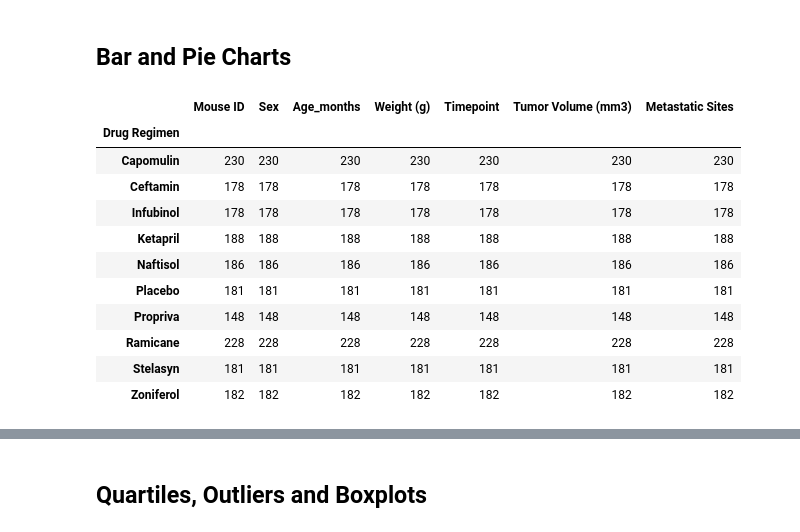
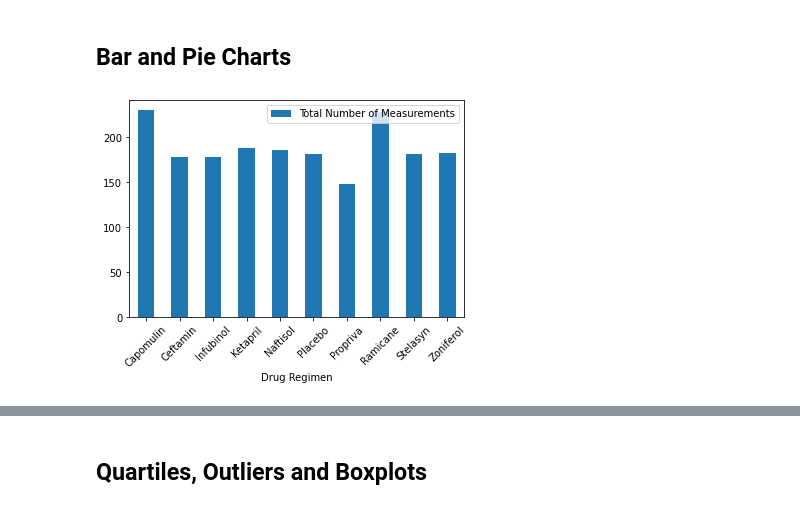
Before and after one commit to RuthlessNative/05-matplotlib-pymaceuticals, a Jupyter notebook: Pymaceuticals.ipynb, the cells around one changed output, grey strips where cells are left out. Drawn from its saved outputs; the diff is of its cells as text; code cells hidden in the pictures.

Commit message:
draft Bar and Pie Charts complete

```diff
--- a/Pymaceuticals.ipynb
+++ b/Pymaceuticals.ipynb
@@ -145,20 +145,17 @@ clean_comb_data.groupby(["Drug Regimen"])["Tumor Volume (mm3)"].agg([np.mean,np.
 ## Bar and Pie Charts
 # %%
 # Generate a bar plot showing the total number of measurements taken on each drug regimen using pandas.
-#x_axis = [#list of unique Drug names]
-y_axis = clean_comb_data.groupby(["Drug Regimen"]).count()
 
-y_axis
+clean_comb_data_gp = clean_comb_data.groupby(["Drug Regimen"]).count()
+drug_name_ls = clean_comb_data_gp.index.to_list()
+
+x_axis = drug_name_ls
+y_axis = clean_comb_data_gp["Mouse ID"]
+
+drug_reg_df = pd.DataFrame({"Drug Regimen": x_axis,
+                            "Total Number of Measurements": y_axis
+                            })
+
+ax = drug_reg_df.plot.bar(x="Drug Regimen", y="Total Number of Measurements", rot = 45)
 # %% [output]
-|  | Mouse ID | Sex | Age_months | Weight (g) | Timepoint | Tumor Volume (mm3) | Metastatic Sites |
-| Drug Regimen |  |  |  |  |  |  |  |
-| Capomulin | 230 | 230 | 230 | 230 | 230 | 230 | 230 |
-| Ceftamin | 178 | 178 | 178 | 178 | 178 | 178 | 178 |
-| Infubinol | 178 | 178 | 178 | 178 | 178 | 178 | 178 |
-| Ketapril | 188 | 188 | 188 | 188 | 188 | 188 | 188 |
-| Naftisol | 186 | 186 | 186 | 186 | 186 | 186 | 186 |
-| Placebo | 181 | 181 | 181 | 181 | 181 | 181 | 181 |
-| Propriva | 148 | 148 | 148 | 148 | 148 | 148 | 148 |
-| Ramicane | 228 | 228 | 228 | 228 | 228 | 228 | 228 |
-| Stelasyn | 181 | 181 | 181 | 181 | 181 | 181 | 181 |
-| Zoniferol | 182 | 182 | 182 | 182 | 182 | 182 | 182 |
+[figure, added]
```
Also changed, not shown: parts of 5 cells of this notebook.
